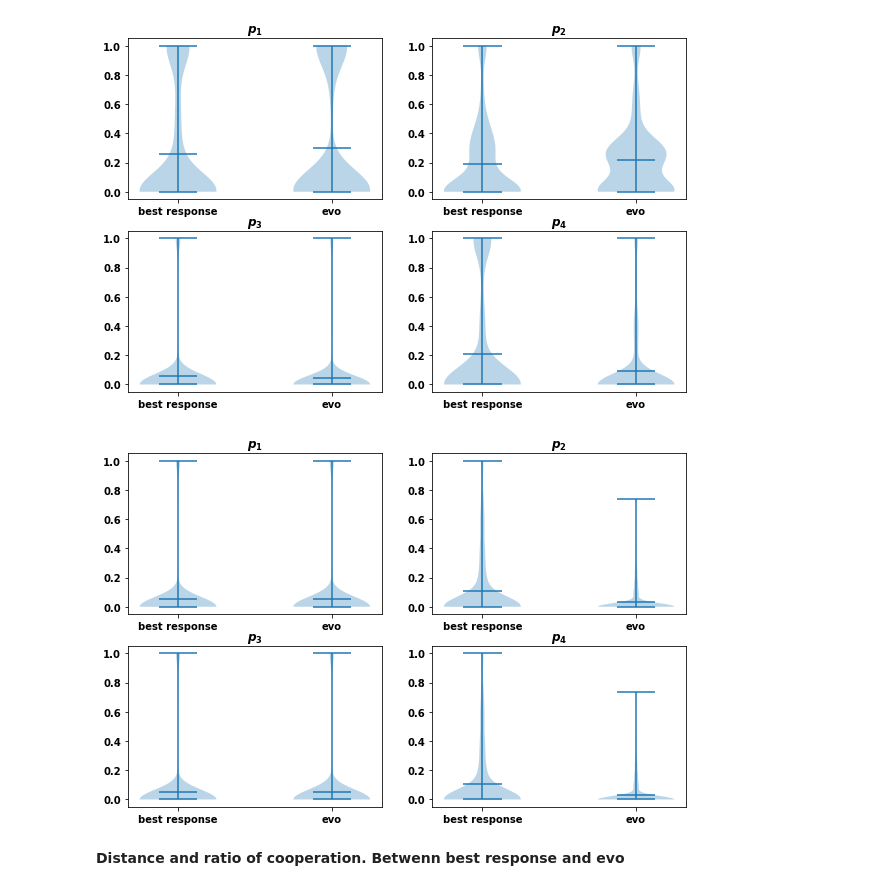
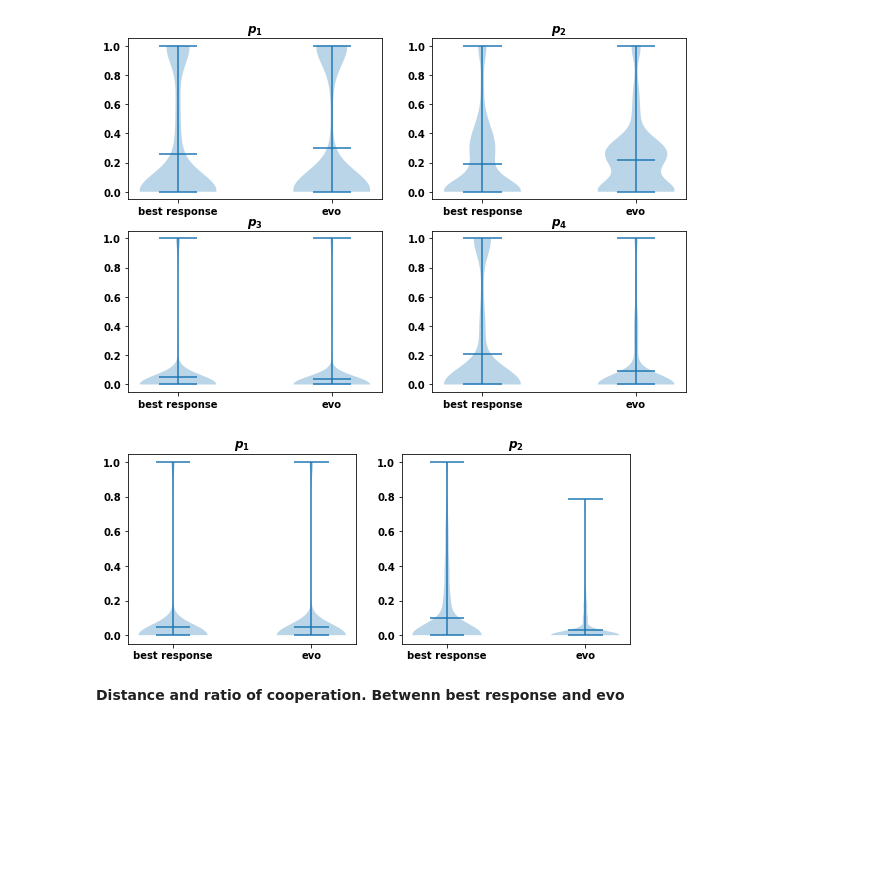
Before and after one commit to Nikoleta-v3/Memory-size-in-the-prisoners-dilemma, a Jupyter notebook: nbs/Analysis data.ipynb, the cells around one changed output. Cells and saved outputs as stored; diff of their text form; code cells hidden in the pictures; blank space fills up the shorter version.

```diff
--- a/nbs/Analysis data.ipynb
+++ b/nbs/Analysis data.ipynb
@@ -195,6 +160,6 @@ sum(df["reactive_is_ZD"]), max(df["reactive_SSerror"]), min(df["reactive_SSerror
 # %%
 df["evol_reactive_is_ZD"] = df.apply(
-    lambda row: is_ZD(
+    lambda row: opt_mo.tools.is_ZD(
         vector=[
             row["evol_reactive_p_1"],
             row["evol_reactive_p_2"],
@@ -205,7 +170,7 @@ df["evol_reactive_is_ZD"] = df.apply(
     axis=1,
 )
 df["evol_reactive_SSerror"] = df.apply(
-    lambda row: get_least_squares(
+    lambda row: opt_mo.tools.get_least_squares(
         vector=[
             row["evol_reactive_p_1"],
             row["evol_reactive_p_2"],
@@ -251,0 +207,11 @@ plot_sserror(df.index, df["evol_reactive_SSerror"]);
+# %%
+error_columns = ["SSerror", "evol_SSerror", "reactive_SSerror", "evol_reactive_SSerror"]
+# %%
+fig, axes = plt.subplots(nrows=2, ncols=2, figsize=(10, 6.5))
+
+for i, column in enumerate(error_columns):
+    index = (int(i / 2), i % 2)
+    plot_sserror(df.index, df[column], ax=axes[index]);
+
+    axes[index].set_title(column);
+    axes[index].legend()
@@ -251,0 +220,18 @@ plot_sserror(df.index, df["evol_reactive_SSerror"]);
+# %%
+fig, axes = plt.subplots(nrows=2, ncols=2, figsize=(10, 6.5))
+
+for i, column in enumerate(error_columns):
+    index = (int(i / 2), i % 2)
+    axes[index].hist(df[column], bins=20);
+    axes[index].axvline(
+        np.mean(df[column]), color="red", linestyle="dashed", linewidth=3, label="mean"
+    )
+    axes[index].set_xticks(np.linspace(0, 2.5, 6))
+    axes[index].axvline(
+        np.median(df[column]),
+        color="black",
+        linestyle="dashed",
+        linewidth=3,
+        label="median",
+    )
+    axes[index].set_title(column)
@@ -270,19 +275,18 @@ for i in range(4):
 # %%
-fig, axes = plt.subplots(nrows=2, ncols=2, figsize=(10, 6.5))
+fig, axes = plt.subplots(ncols=2, figsize=(9, 3.5))
 
-for i in range(4):
-    index = (int(i / 2), i % 2)
+for i in range(2):
 
-    axes[index].violinplot(
+    axes[i].violinplot(
         [df["reactive_p_{}".format(i + 1)], df["evol_reactive_p_{}".format(i + 1)]],
         showmeans=True,
     )
 
-    axes[index].set_title(r"$p_{}$".format(i + 1))
+    axes[i].set_title(r"$p_{}$".format(i + 1))
 
-    plt.setp(axes[index], xticks=[1, 2], xticklabels=["best response", "evo"])
+    plt.setp(axes[i], xticks=[1, 2], xticklabels=["best response", "evo"])
 # %% [output]
-[figure, old version]
+[figure, new version]
 # %% [markdown]
 **Distance and ratio of cooperation. Betwenn best response and evo**
 # %%
```
Also changed, not shown: parts of 44 cells of this notebook, 1 other file.
